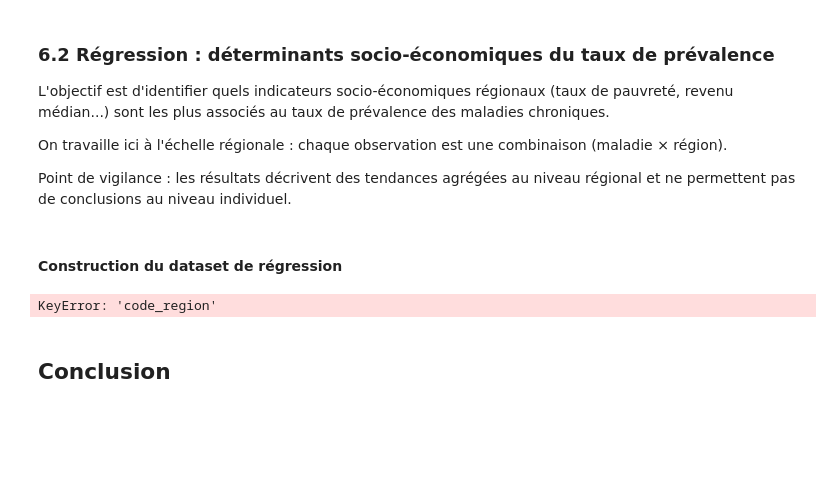
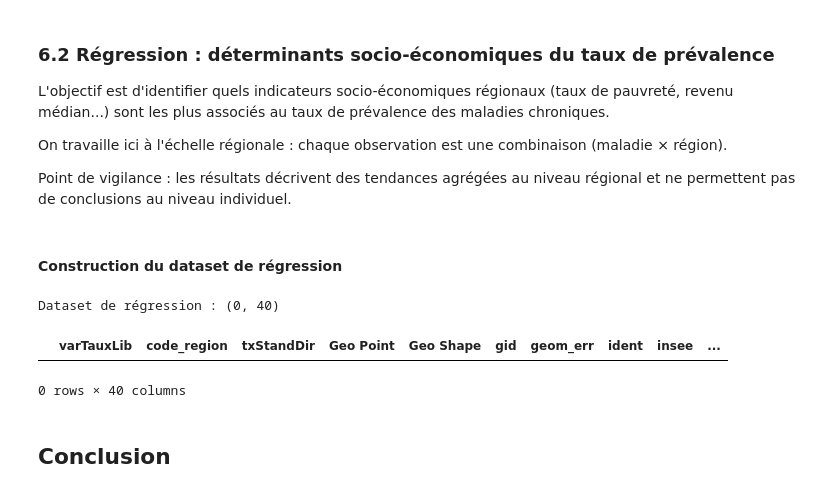
Before and after one commit to clemence-pinsard/projet_python_pour_datascience, a Jupyter notebook: main.ipynb, the cells around one changed output. Saved outputs shown, nothing was run; the diff lists cells and outputs as text; code cells hidden in the pictures; blank space fills up the shorter version.

```diff
--- a/main.ipynb
+++ b/main.ipynb
@@ -1069,20 +1081,22 @@ Point de vigilance : les résultats décrivent des tendances agrégées au nivea
 # %%
 # Taux de prévalence par région et par maladie (vue nationale, sans partition)
 df_reg = df[
     (df['varGroupage'] == 'FISC_REG_S') &
     (df['type'] == 'prevalence') &
     (df['varPartition'].isna())
 ][['varTauxLib', 'valGroupage', 'txStandDir']].dropna()
 
 df_reg = df_reg.rename(columns={'valGroupage': 'code_region'})
 
 # Jointure avec les indicateurs INSEE
-df_model = df_reg.merge(df_insee, on='code_region', how='inner')
+df_model = df_reg.merge(df_insee, left_on='code_region', right_on='insee', how='inner')
 
 print(f"Dataset de régression : {df_model.shape}")
 df_model.head()
 # %% [output]
-KeyError: 'code_region'
+Dataset de régression : (0, 40)
+|  | varTauxLib | code_region | txStandDir | Geo Point | Geo Shape | gid | geom_err | ident | insee | ... |
+0 rows × 40 columns
 # %%
 FEATURES = ['taux_pauvrete', 'revenu_median']
 CIBLE = 'txStandDir'
```
Also changed, not shown: parts of 1 cell of this notebook.
